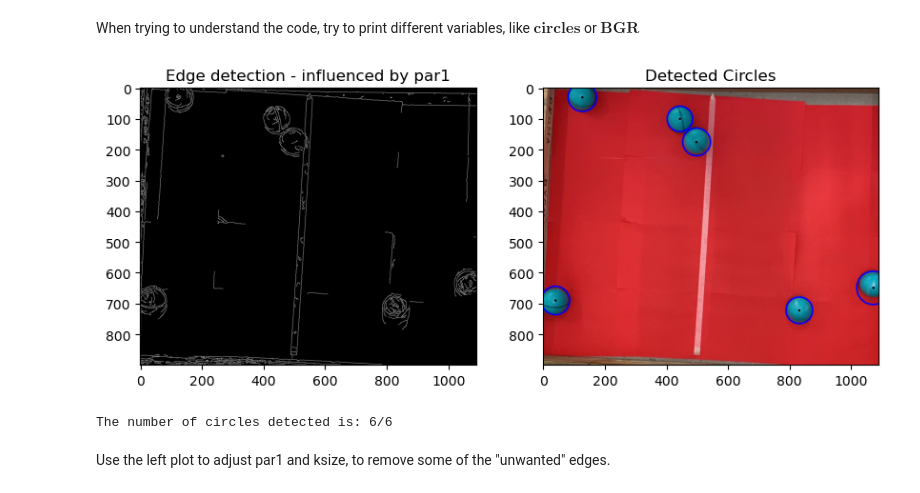
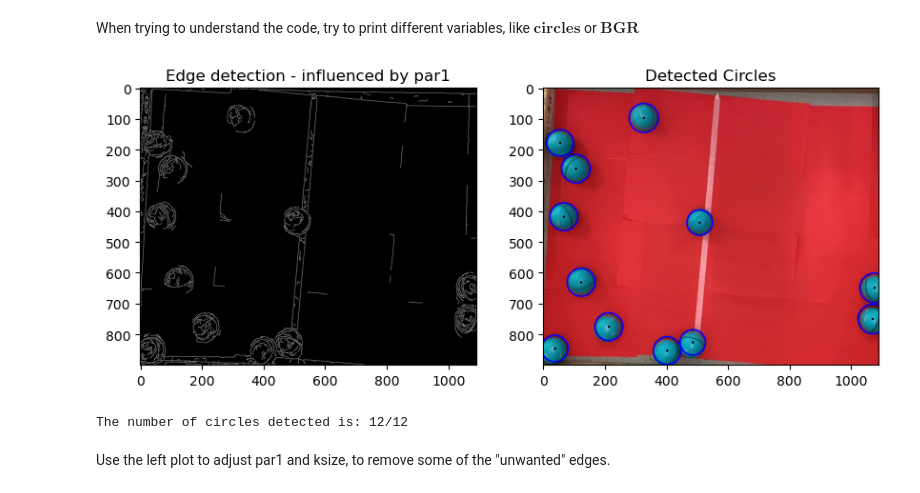
Before and after one commit to Focus9752/termo-lab, a Jupyter notebook: Den Anden Lov/Kattebolde_tælleren.ipynb, the cells around one changed output. Saved outputs shown, nothing was run; the diff lists cells and outputs as text; code cells hidden in the pictures.

```diff
--- a/Den Anden Lov/Kattebolde_tælleren.ipynb
+++ b/Den Anden Lov/Kattebolde_tælleren.ipynb
@@ -21,7 +21,7 @@ import numpy as np
 # %% [markdown]
 Before we start the image recognition, we should crop the image, so only the section of interest is left. Additionally we should set a center line, that divides the box.
 # %%
-file = r'C:\Users\marcu\OneDrive\Documents\GitHub\termo-lab\Den Anden Lov\videoer\6_blå_bolde.mov' # Name of the video file
+file = r'C:\Users\marcu\OneDrive\Documents\GitHub\termo-lab\Den Anden Lov\videoer\12_blå_bolde.mov' # Name of the video file
 cap = cv2.VideoCapture(file) # Open the video file
 num_frames = int(cap.get(cv2.CAP_PROP_FRAME_COUNT)) # Get the number of frames in the video
 
@@ -98,11 +98,11 @@ maxr = 55
 # Setting the kernel size for the blurring. Can only be odd numbers
 ksize = 7
 # %%
-true_N_circles = 6
+true_N_circles = 12
 
 # Setting the parameters for the HoughCircles function
 dp = 1.7
-mindist = 40
+mindist = 50
 par1 = 30
 par2 = 35
 minr = 40
@@ -117,35 +117,35 @@ bimg = cv2.medianBlur(cimg,ksize) #Blurring it to reduce noise
 circles = cv2.HoughCircles(bimg, cv2.HOUGH_GRADIENT, dp, mindist, param1=par1, param2=par2, minRadius=minr, maxRadius=maxr) # Detecting the circles
 circles = np.uint16(np.around(circles[0])) # Rounding the circles to integers
 
 
 for pt in circles: #We go through all the circles found
     frame = img
     x, y, r, rt  = int(pt[0]), int(pt[1]), int(0.9*pt[2]), int(pt[2]) # Extracting the x, y and r values of the circle
     C = frame[int(y-r/2):int(y+r/2), int(x-r/2):int(x+r/2)] # We slice the image to get the circle
     BGR = np.nanmean(np.nanmean(C,axis=0),axis = 0) # We average the slice to find the color of the ball
     if BGR[2] < 150: # We use the BGR value to determine the color of the circle
         bgr = (255, 0, 0) #Setting the color of the circle, this color is blue
     elif BGR[2] > 150:
         bgr = (255, 255, 255)
     else:
         print('Error')
         bgr = (0, 0, 255)
     cv2.circle(img, (pt[0], pt[1]), pt[2], bgr, 3) # We draw the circle on the image
     cv2.circle(img, (pt[0], pt[1]), 1, (0, 0, 0), 5)
 
 fig, ax = plt.subplots(1, 2, figsize=(10, 10))
 plt_image = cv2.cvtColor(img, cv2.COLOR_BGR2RGB)
 
 ax[0].imshow(cv2.Canny(bimg,par1/2, par1), cmap='gray')
 ax[0].set_title('Edge detection - influenced by par1')
 ax[1].imshow(plt_image)
 ax[1].set_title('Detected Circles')
 plt.show()
 
 print('The number of circles detected is: {}/{}'.format(len(circles), true_N_circles)) # We print the number of circles detected
 # %% [output]
-[figure, old version]
+[figure, new version]
-The number of circles detected is: 6/6
+The number of circles detected is: 12/12
 # %% [markdown]
 Use the left plot to adjust par1 and ksize, to remove some of the "unwanted" edges.
 # %% [markdown]
```
Also changed, not shown: parts of 4 cells of this notebook, 2 other files.
